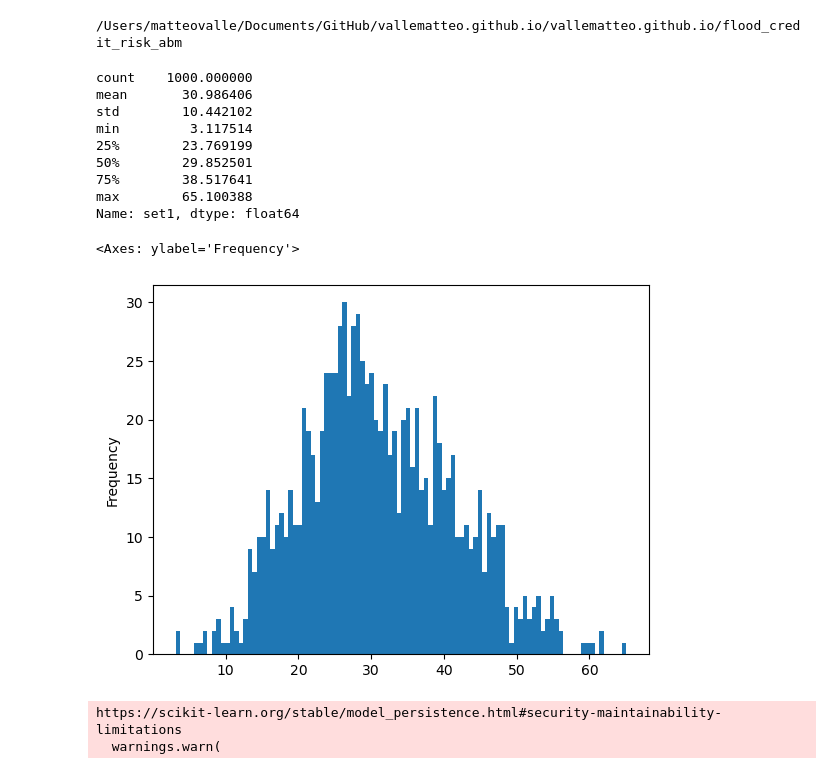
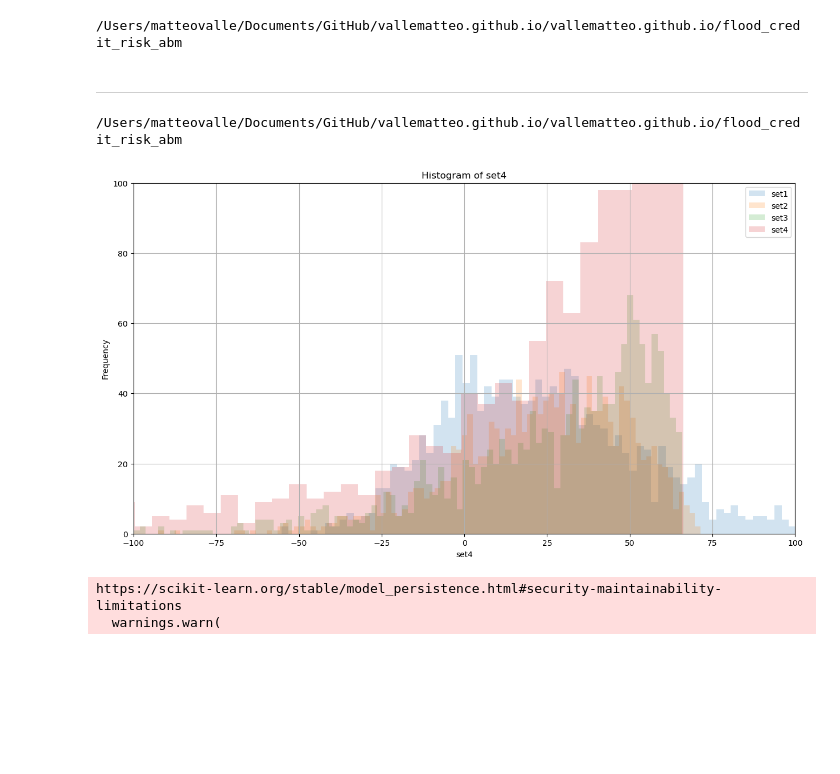
Before and after one commit to vallematteo/flood_credit_risk_abm, a Jupyter notebook: GEV_generation.ipynb, the cells around one changed output. Drawn from its saved outputs; the diff is of its cells as text; code cells hidden in the pictures; blank space fills up the shorter version.

```diff
--- a/GEV_generation.ipynb
+++ b/GEV_generation.ipynb
@@ -33,23 +34,33 @@ FOLDER = ROOT_DIR + '/' + 'preparation'
 df.to_csv(FOLDER+ '/' + 'gev_config3.csv', index=False)
 # %% [output]
 /Users/matteovalle/Documents/GitHub/vallematteo.github.io/vallematteo.github.io/flood_credit_risk_abm
-# %%
-#print the distribution of trhe first set
-print(df['set1'].describe())
-#print the plot
-df['set1'].plot(kind='hist', bins=100)
-# %% [output]
-count    1000.000000
-mean       30.986406
-std        10.442102
-min         3.117514
-25%        23.769199
-50%        29.852501
-75%        38.517641
-max        65.100388
-Name: set1, dtype: float64
-<Axes: ylabel='Frequency'>
-[figure, removed]
+# %% [markdown]
+-----
+# %%
+ROOT_DIR = os.getcwd()
+print(ROOT_DIR)
+FOLDER = ROOT_DIR + '/' + 'preparation'
+df = pd.read_csv(FOLDER+ '/' + 'gev_config3.csv')
+df.drop('set0', axis=1, inplace=True)
+plt.figure(figsize=(15, 8))
+for col in df.columns:
+   #print(col)
+   #print(df[col].describe())
+
+   # Plot the histogram with transparency and x-axis limits
+
+   df[col].plot(kind='hist', bins=100, alpha=0.2)
+plt.xlim(-100, 100)
+plt.ylim(0, 100)
+plt.title(f'Histogram of {col}')
+plt.xlabel(col)
+plt.ylabel('Frequency')
+plt.legend(df.columns)
+plt.grid(True)
+plt.show()
+# %% [output]
+/Users/matteovalle/Documents/GitHub/vallematteo.github.io/vallematteo.github.io/flood_credit_risk_abm
+[figure, added]
 # %%
 ing_samples = ing_kde.sample(1000)
 nvm_samples = nvm_kde.sample(1000)
```
Also changed, not shown: parts of 4 cells of this notebook, 50 other files.
